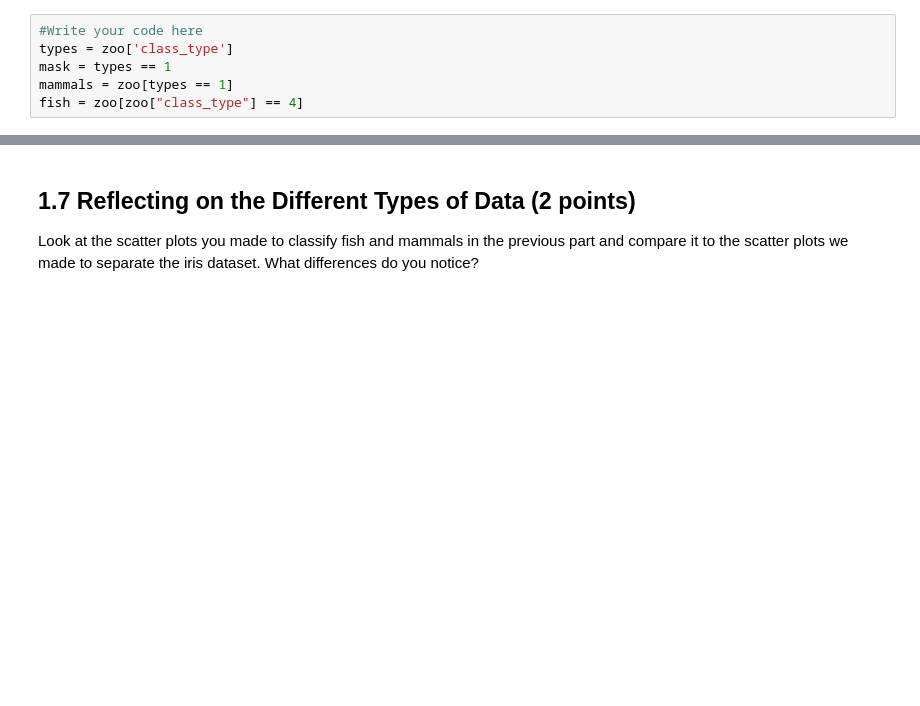
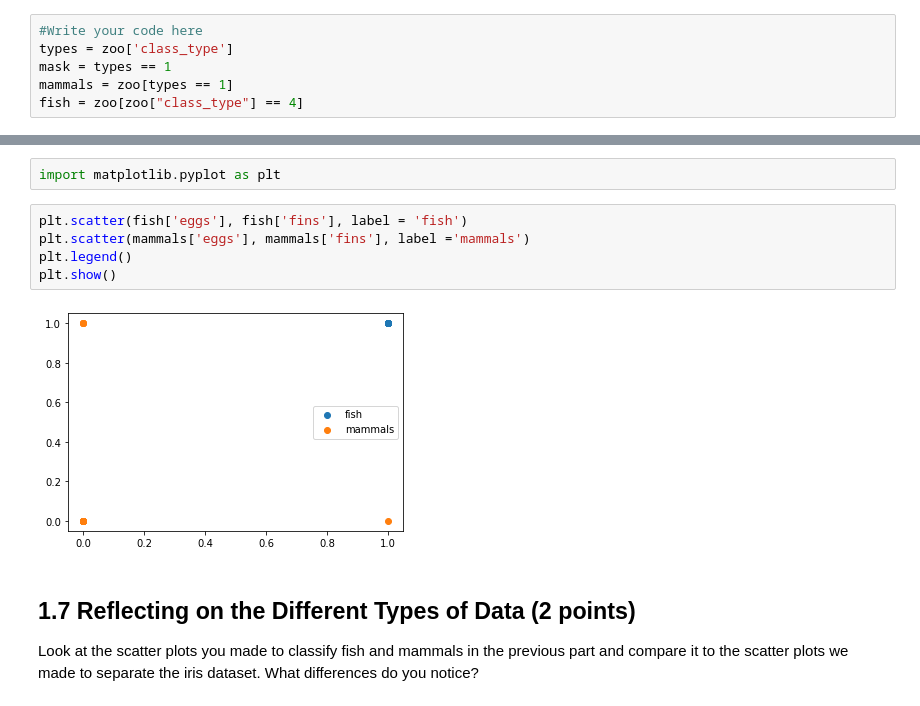
Before and after one commit to nikzuhairah/cmse202-s23-turnin, a Jupyter notebook: hw_02/HW-02_PandasAndObjects-STUDENT.ipynb, the cells around one changed output, grey strips where cells are left out. Drawn from its saved outputs; the diff is of its cells as text; blank space fills up the shorter version.

```diff
--- a/hw_02/HW-02_PandasAndObjects-STUDENT.ipynb
+++ b/hw_02/HW-02_PandasAndObjects-STUDENT.ipynb
@@ -165,3 +163,12 @@ import matplotlib.pyplot as plt
+# %%
+import matplotlib.pyplot as plt
+# %%
+plt.scatter(fish['eggs'], fish['fins'], label = 'fish')
+plt.scatter(mammals['eggs'], mammals['fins'], label ='mammals')
+plt.legend()
+plt.show()
+# %% [output]
+[figure, added]
 # %% [markdown]
 ## 1.7 Reflecting on the Different Types of Data (2 points)
 
```
Also changed, not shown: parts of 11 cells of this notebook.
